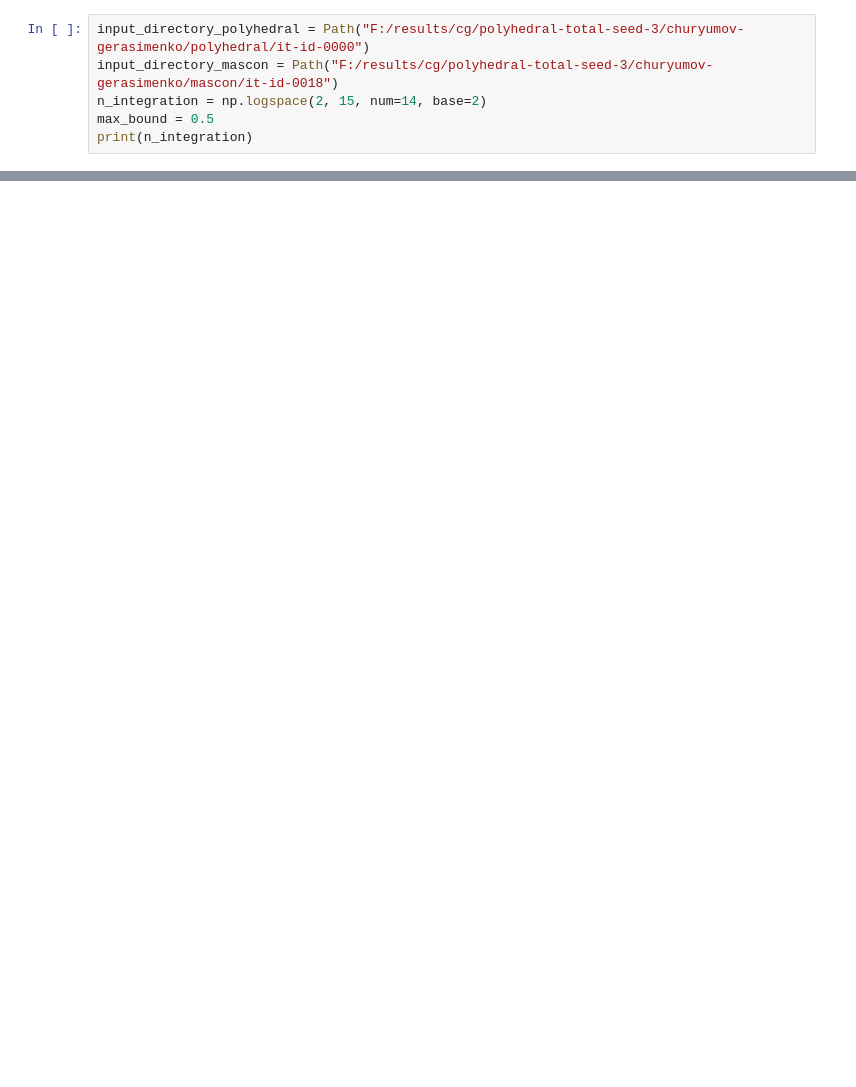
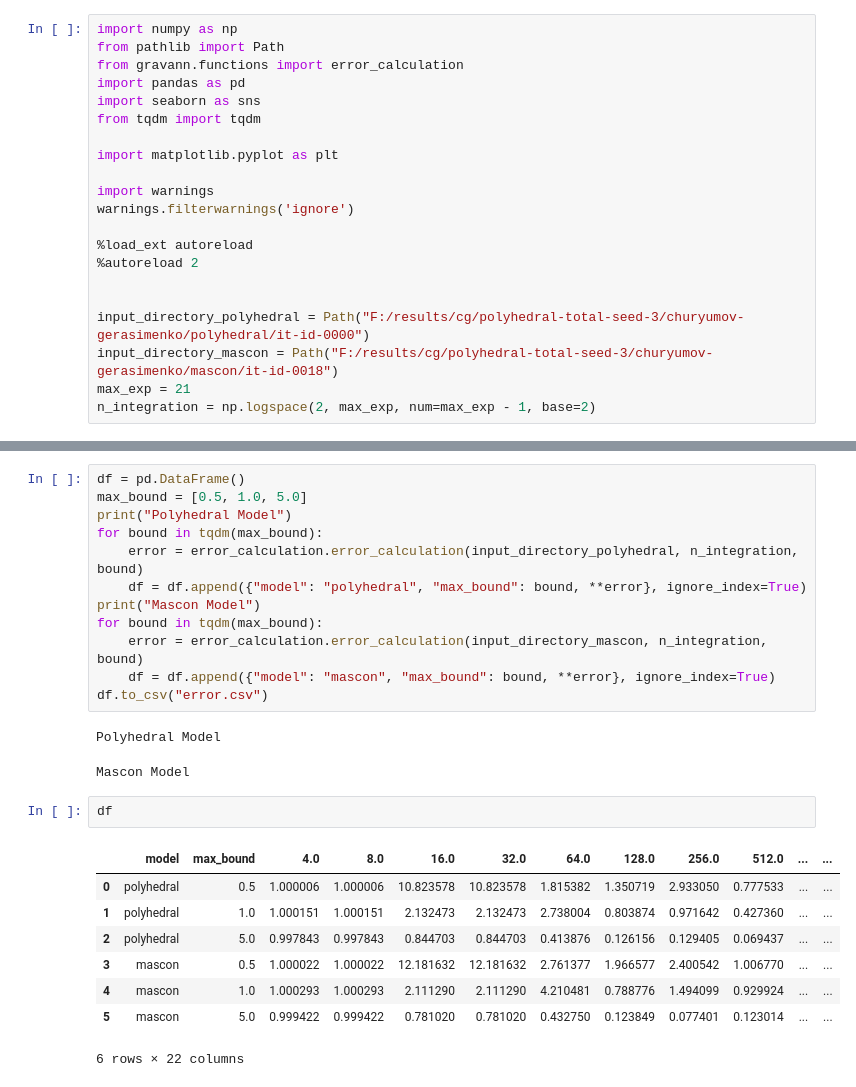
Before and after one commit to gomezzz/geodesyNets, a Jupyter notebook: P7 - Numerical Integration Precision.ipynb, the cells around one changed output, grey strips where cells are left out. Saved outputs shown, nothing was run; the diff lists cells and outputs as text; blank space fills up the shorter version.

Commit message:
error calculation

```diff
--- a/P7 - Numerical Integration Precision.ipynb
+++ b/P7 - Numerical Integration Precision.ipynb
@@ -14,7 +5,22 @@ The autoreload extension is already loaded. To reload it, use:
 # %%
+import numpy as np
+from pathlib import Path
+from gravann.functions import error_calculation
+import pandas as pd
+import seaborn as sns
+from tqdm import tqdm
+
+import matplotlib.pyplot as plt
+
+import warnings
+warnings.filterwarnings('ignore')
+
+%load_ext autoreload
+%autoreload 2
+
+
 input_directory_polyhedral = Path("F:/results/cg/polyhedral-total-seed-3/churyumov-gerasimenko/polyhedral/it-id-0000")
 input_directory_mascon = Path("F:/results/cg/polyhedral-total-seed-3/churyumov-gerasimenko/mascon/it-id-0018")
-n_integration = np.logspace(2, 15, num=14, base=2)
-max_bound = 0.5
-print(n_integration)
+max_exp = 21
+n_integration = np.logspace(2, max_exp, num=max_exp - 1, base=2)
 # %% [output]
@@ -31,0 +70,26 @@ error_calculation.error_calculation(input_directory_mascon, n_integration, max_b
+# %%
+df = pd.DataFrame()
+max_bound = [0.5, 1.0, 5.0]
+print("Polyhedral Model")
+for bound in tqdm(max_bound):
+    error = error_calculation.error_calculation(input_directory_polyhedral, n_integration, bound)
+    df = df.append({"model": "polyhedral", "max_bound": bound, **error}, ignore_index=True)
+print("Mascon Model")
+for bound in tqdm(max_bound):
+    error = error_calculation.error_calculation(input_directory_mascon, n_integration, bound)
+    df = df.append({"model": "mascon", "max_bound": bound, **error}, ignore_index=True)
+df.to_csv("error.csv")
+# %% [output]
+Polyhedral Model
+Mascon Model
+# %%
+df
+# %% [output]
+|  | model | max_bound | 4.0 | 8.0 | 16.0 | 32.0 | 64.0 | 128.0 | 256.0 | 512.0 | ... | ... |
+| 0 | polyhedral | 0.5 | 1.000006 | 1.000006 | 10.823578 | 10.823578 | 1.815382 | 1.350719 | 2.933050 | 0.777533 | ... | ... |
+| 1 | polyhedral | 1.0 | 1.000151 | 1.000151 | 2.132473 | 2.132473 | 2.738004 | 0.803874 | 0.971642 | 0.427360 | ... | ... |
+| 2 | polyhedral | 5.0 | 0.997843 | 0.997843 | 0.844703 | 0.844703 | 0.413876 | 0.126156 | 0.129405 | 0.069437 | ... | ... |
+| 3 | mascon | 0.5 | 1.000022 | 1.000022 | 12.181632 | 12.181632 | 2.761377 | 1.966577 | 2.400542 | 1.006770 | ... | ... |
+| 4 | mascon | 1.0 | 1.000293 | 1.000293 | 2.111290 | 2.111290 | 4.210481 | 0.788776 | 1.494099 | 0.929924 | ... | ... |
+| 5 | mascon | 5.0 | 0.999422 | 0.999422 | 0.781020 | 0.781020 | 0.432750 | 0.123849 | 0.077401 | 0.123014 | ... | ... |
+6 rows × 22 columns
```
Also changed, not shown: parts of 12 cells of this notebook, 1 other file.
